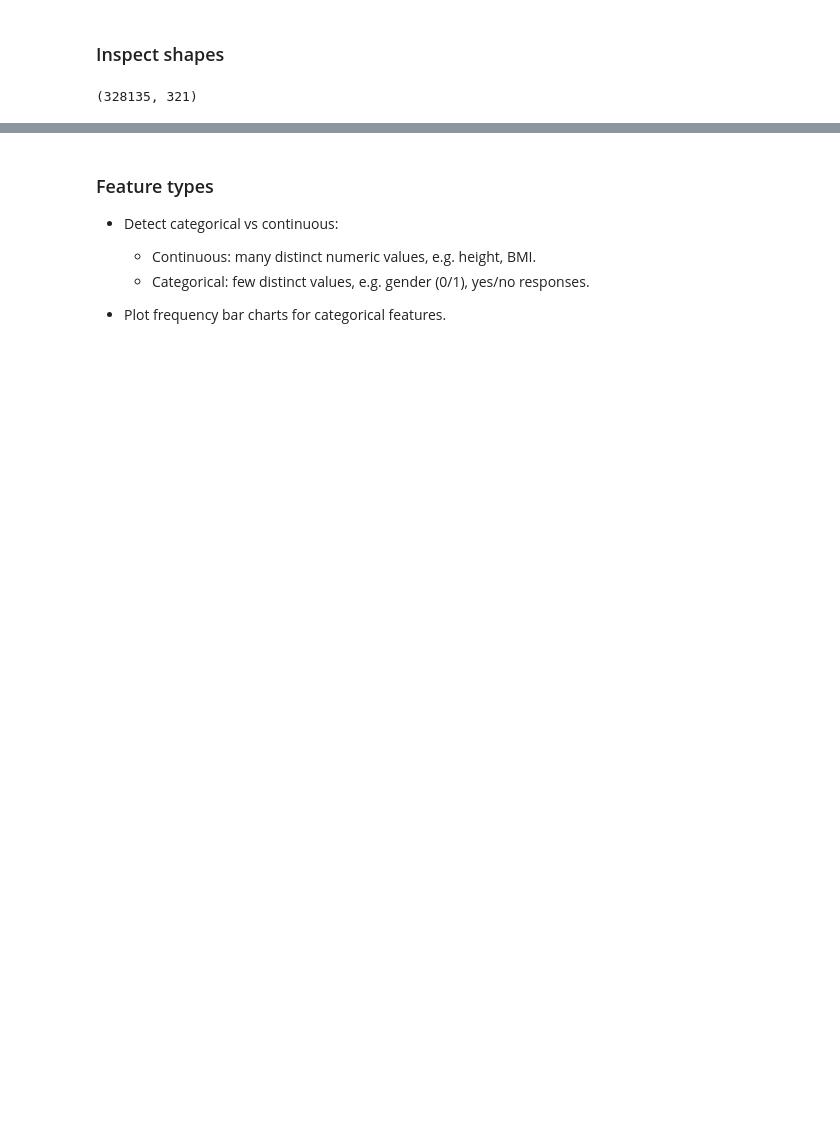
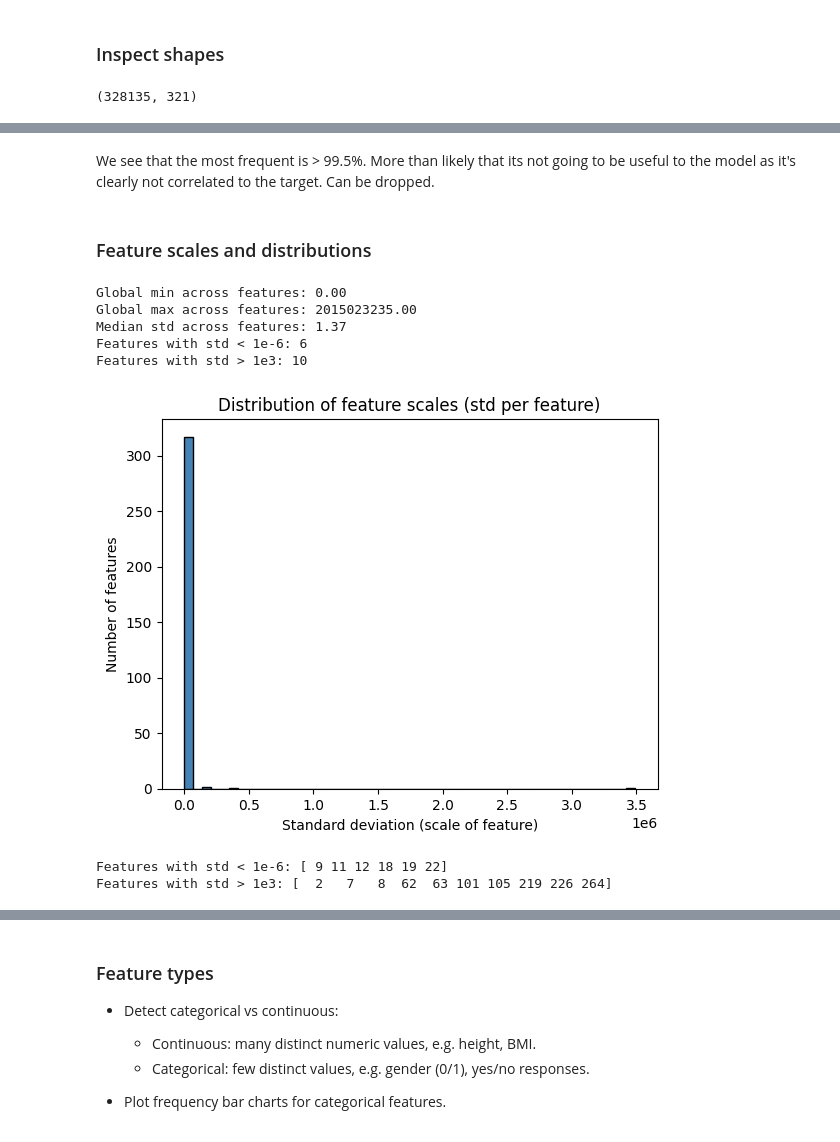
Before and after one commit to ismaberra/ml-higgs-classification, a Jupyter notebook: preprocessing.ipynb, the cells around one changed output, grey strips where cells are left out. Saved outputs shown, nothing was run; the diff lists cells and outputs as text; code cells hidden in the pictures; blank space fills up the shorter version.

```diff
--- a/preprocessing.ipynb
+++ b/preprocessing.ipynb
@@ -22,0 +101,19 @@ array([-1, -1, -1, ..., -1, -1, -1])
+# %% [markdown]
+We see that the most frequent is > 99.5%. More than likely that its not going to be useful to the model as it's clearly not correlated to the target. Can be dropped.
+# %% [markdown]
+### Feature scales and distributions
+# %%
+mins, maxs, stds = de.feature_scale_summary(x_train)
+de.plot_feature_stds(stds)
+small, large = de.extreme_scale_features(stds)
+print("Features with std < 1e-6:", small)
+print("Features with std > 1e3:", large)
+# %% [output]
+Global min across features: 0.00
+Global max across features: 2015023235.00
+Median std across features: 1.37
+Features with std < 1e-6: 6
+Features with std > 1e3: 10
+[figure, added]
+Features with std < 1e-6: [ 9 11 12 18 19 22]
+Features with std > 1e3: [  2   7   8  62  63 101 105 219 226 264]
```
Also changed, not shown: parts of 21 cells of this notebook, 1 other file.
